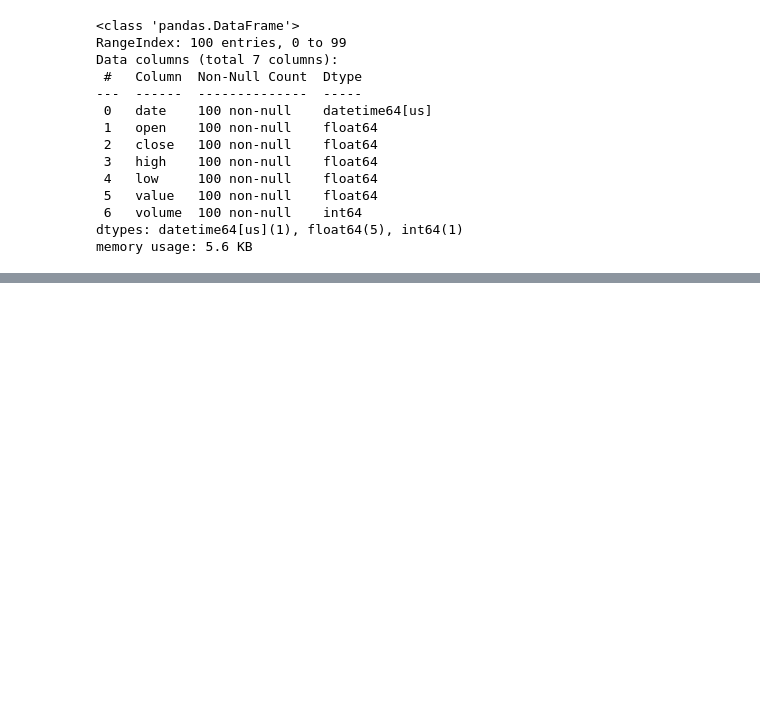
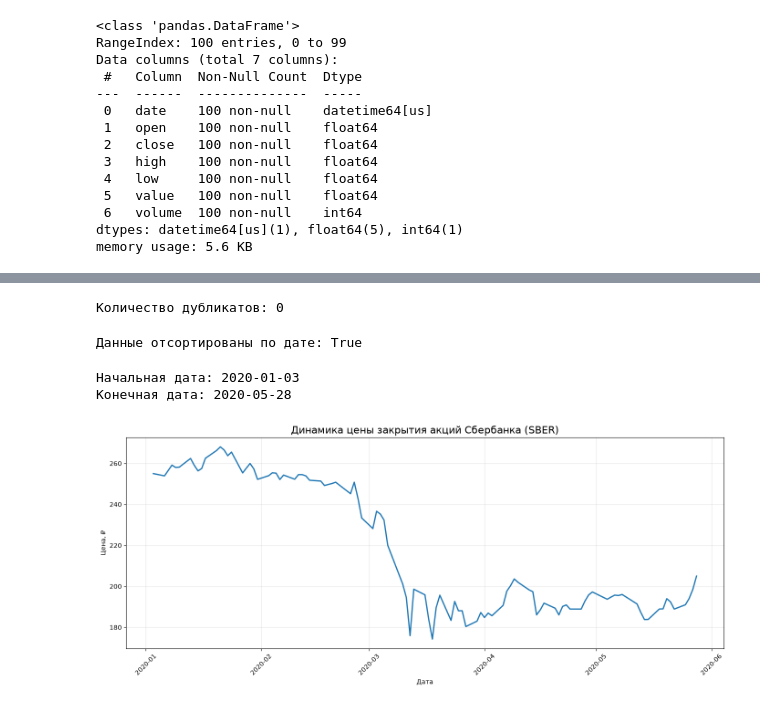
Before and after one commit to santana-oss/01-sber-stock-data-science, a Jupyter notebook: notebooks/01_EDA_Sber_stock_analysis.ipynb, the cells around one changed output, grey strips where cells are left out. Drawn from its saved outputs; the diff is of its cells as text; code cells hidden in the pictures; blank space fills up the shorter version.

Commit message:
Complete SBER EDA and feature engineering

```diff
--- a/notebooks/01_EDA_Sber_stock_analysis.ipynb
+++ b/notebooks/01_EDA_Sber_stock_analysis.ipynb
@@ -79,0 +103,9 @@ df.describe()
+# %%
+DATA_PATH = Path("../data/raw/sber_stock_cache.csv")
+
+df = pd.read_csv(
+    DATA_PATH,
+    parse_dates=["date"]
+)
+
+df.head()
@@ -79,0 +173,44 @@ df.describe()
+# %%
+# Проверка дубликатов
+
+print(f"Количество дубликатов: {df.duplicated().sum()}")
+# %% [output]
+Количество дубликатов: 0
+# %%
+# Проверка сортировки по дате
+
+print(f"Данные отсортированы по дате: {df['date'].is_monotonic_increasing}")
+# %% [output]
+Данные отсортированы по дате: True
+# %%
+# Временной диапазон
+
+print(f"Начальная дата: {df['date'].min().date()}")
+print(f"Конечная дата: {df['date'].max().date()}")
+# %% [output]
+Начальная дата: 2020-01-03
+Конечная дата: 2020-05-28
+# %%
+plt.figure(figsize=(14, 6))
+
+plt.plot(
+    df["date"],
+    df["close"],
+    linewidth=2
+)
+
+plt.title(
+    "Динамика цены закрытия акций Сбербанка (SBER)",
+    fontsize=16
+)
+
+plt.xlabel("Дата")
+plt.ylabel("Цена, ₽")
+
+plt.grid(alpha=0.3)
+plt.xticks(rotation=45)
+
+plt.tight_layout()
+plt.show()
+# %% [output]
+[figure, added]
```
Also changed, not shown: parts of 101 cells of this notebook, 1 other file.
